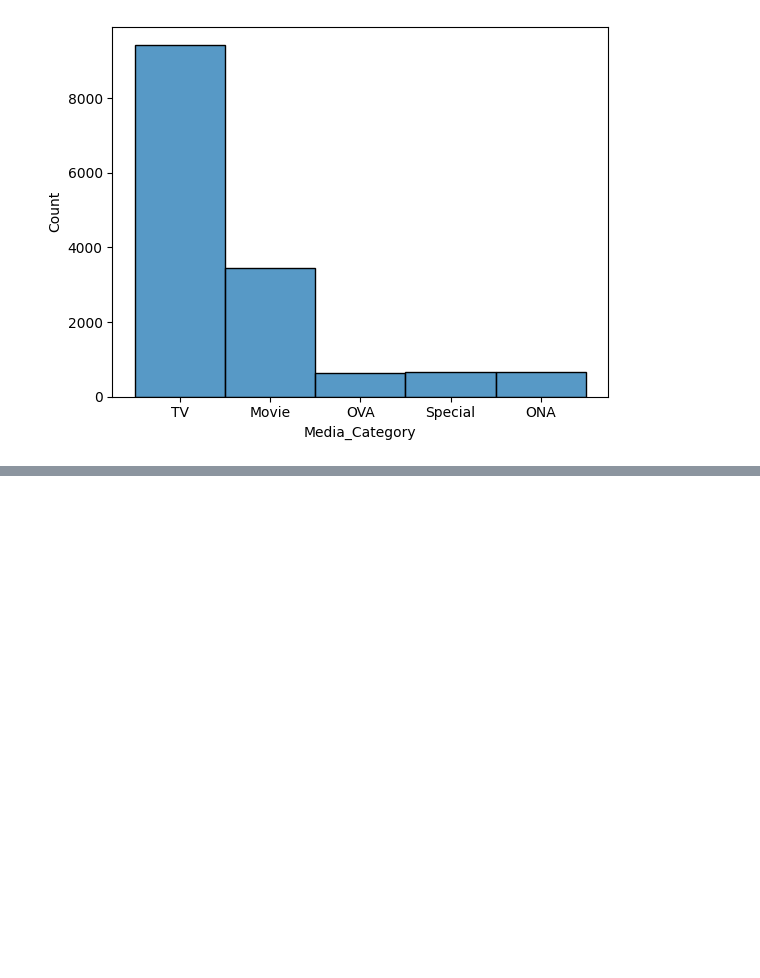
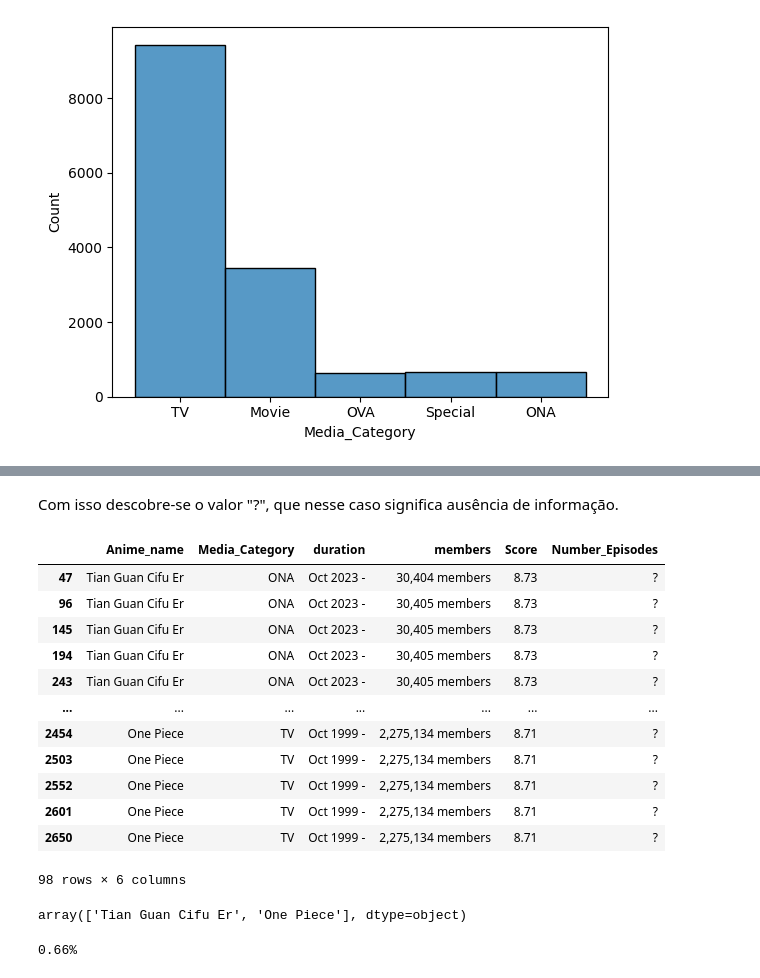
Before and after one commit to Vinicius-S-Grilo/Portfolio, a Jupyter notebook: MVP_Sprint_I.ipynb, the cells around one changed output, grey strips where cells are left out. Cells and saved outputs as stored; diff of their text form; code cells hidden in the pictures; blank space fills up the shorter version.

```diff
--- a/MVP_Sprint_I.ipynb
+++ b/MVP_Sprint_I.ipynb
@@ -234,0 +231,31 @@ sns.histplot(anime_dataset['Media_Category'])
+# %% [markdown]
+Com isso descobre-se o valor "?", que nesse caso significa ausência de informação.
+# %%
+#Investigando à quais animes se referem esses valores
+anime_dataset[anime_dataset['Number_Episodes']=="?"]
+# %% [output]
+|  | Anime_name | Media_Category | duration | members | Score | Number_Episodes |
+| 47 | Tian Guan Cifu Er | ONA | Oct 2023 - | 30,404 members | 8.73 | ? |
+| 96 | Tian Guan Cifu Er | ONA | Oct 2023 - | 30,405 members | 8.73 | ? |
+| 145 | Tian Guan Cifu Er | ONA | Oct 2023 - | 30,405 members | 8.73 | ? |
+| 194 | Tian Guan Cifu Er | ONA | Oct 2023 - | 30,405 members | 8.73 | ? |
+| 243 | Tian Guan Cifu Er | ONA | Oct 2023 - | 30,405 members | 8.73 | ? |
+| ... | ... | ... | ... | ... | ... | ... |
+| 2454 | One Piece | TV | Oct 1999 - | 2,275,134 members | 8.71 | ? |
+| 2503 | One Piece | TV | Oct 1999 - | 2,275,134 members | 8.71 | ? |
+| 2552 | One Piece | TV | Oct 1999 - | 2,275,134 members | 8.71 | ? |
+| 2601 | One Piece | TV | Oct 1999 - | 2,275,134 members | 8.71 | ? |
+| 2650 | One Piece | TV | Oct 1999 - | 2,275,134 members | 8.71 | ? |
+98 rows × 6 columns
+# %%
+#Verificando qual o nome dos animes que possuem missing values
+anime_dataset['Anime_name'][anime_dataset['Number_Episodes']=="?"].unique()
+# %% [output]
+array(['Tian Guan Cifu Er', 'One Piece'], dtype=object)
+# %%
+#Entendendo a proporção dos valores faltantes
+missings = anime_dataset['Number_Episodes'][anime_dataset['Number_Episodes']=="?"].count()
+total = anime_dataset['Number_Episodes'].count()
+print(f'{missings/total:.2%}')
+# %% [output]
+0.66%
```
Also changed, not shown: parts of 33 cells of this notebook.
